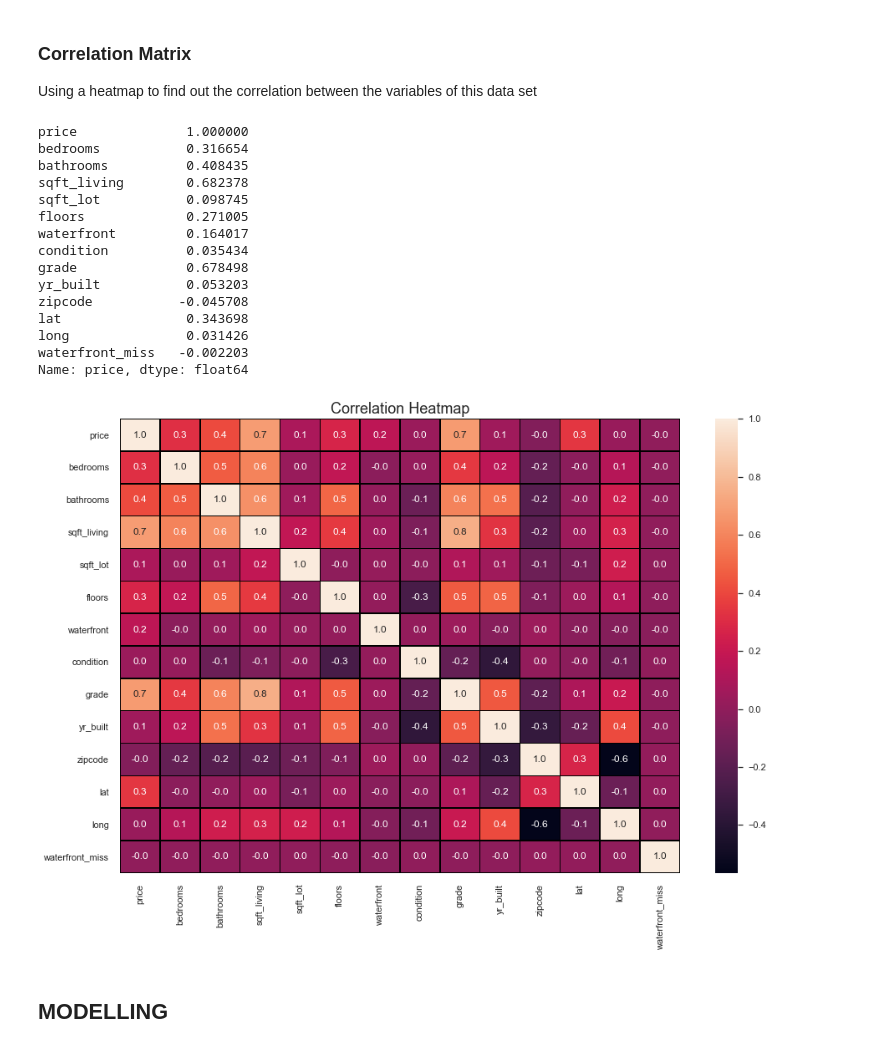
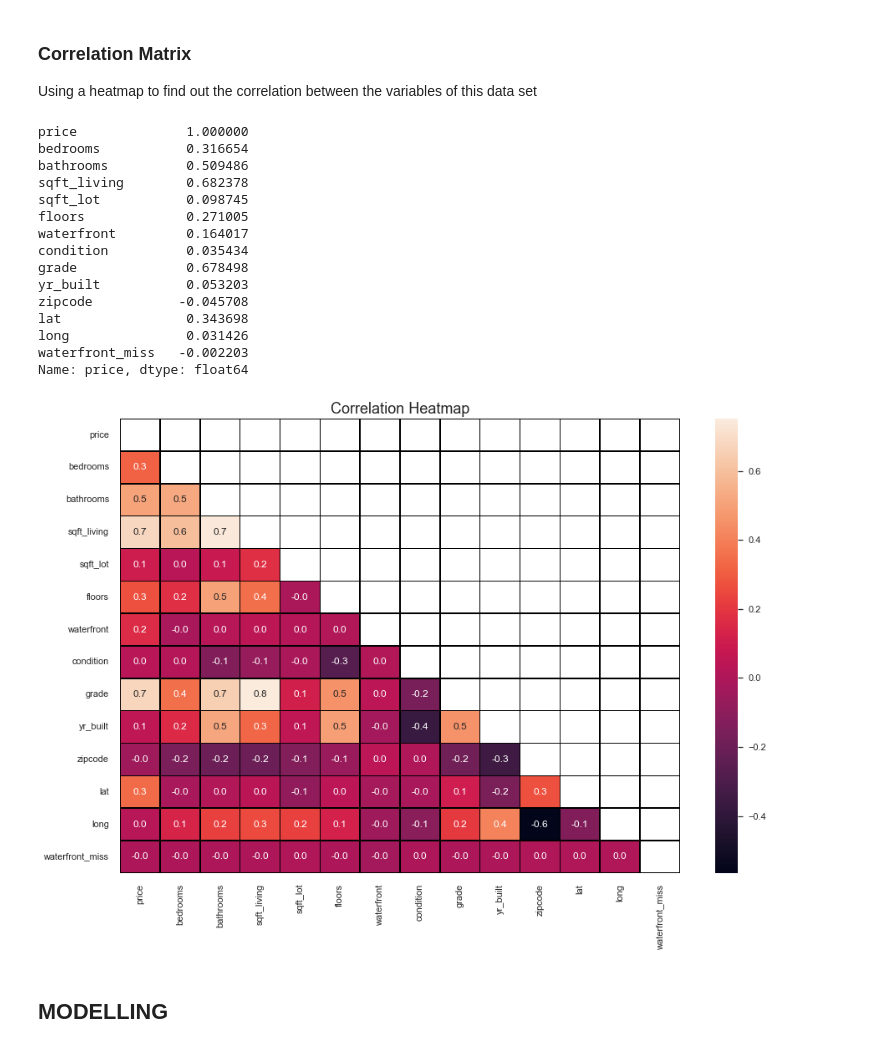
Before and after one commit to Lintarierick/Phase-2-project, a Jupyter notebook: student.ipynb, the cells around one changed output. Cells and saved outputs as stored; diff of their text form; code cells hidden in the pictures.

```diff
--- a/student.ipynb
+++ b/student.ipynb
@@ -442,7 +469,7 @@ From the graph we can tell that sqft_living is positively correlated to price. I
 # %% [markdown]
 ### Analyzing Number of Bathrooms
 # %%
-bathrooms= df_filtered['bathrooms']
+bathrooms= df_new['bathrooms']
 
 #mean
 mean_bathrooms =  bathrooms.mean()
@@ -490,10 +517,10 @@ lower_bound = Q1 - 1.5 * IQR
 upper_bound = Q3 + 1.5 * IQR
 
 # Replace outliers with NaN in the original "bathrooms" column
-df_filtered['bathrooms'][~((bathrooms >= lower_bound) & (bathrooms <= upper_bound))] = None
+df_new['bathrooms'][~((bathrooms >= lower_bound) & (bathrooms <= upper_bound))] = None
 # %%
-mean_bathrooms = df_filtered['bathrooms'].mean()
-df_filtered['bathrooms'].fillna(mean_bathrooms, inplace=True)
+mean_bathrooms = df_new['bathrooms'].mean()
+df_new['bathrooms'].fillna(mean_bathrooms, inplace=True)
 # %%
 # confirming that outliers have been removed
 # Create a box plot for the "bathrooms" column in the updated data
@@ -587,5 +613,5 @@ plt.show()
 # %%
 #Replacing the outlier with the mean
-df_filtered.loc[(df_filtered.bedrooms == 33), 'bedrooms'] = 3
-df_filtered['bedrooms'].value_counts()
+df_new.loc[(df_new.bedrooms == 33), 'bedrooms'] = 3
+df_new['bedrooms'].value_counts()
 # %% [output]
@@ -609,11 +636,11 @@ The mode of the bedroom column is 3, which means most houses haveof 3 bedrooms.
 Using a heatmap to find out the correlation between the variables of this data set
 # %%
 # Finding out the correlation between the features
-df_filtered.corr()['price']
+df_new.corr()['price']
 # %% [output]
 price              1.000000
 bedrooms           0.316654
-bathrooms          0.408435
+bathrooms          0.509486
 sqft_living        0.682378
 sqft_lot           0.098745
 floors             0.271005
@@ -628,14 +655,16 @@ waterfront_miss   -0.002203
 Name: price, dtype: float64
 # %%
 # Plotting a correlation heatmap using seaborn. Border the squares with black color, show the correlation index and round it up.
+# Create a mask to hide the upper triangular part of the matrix
+mask = np.triu(np.ones_like(df_new.corr(), dtype=bool))
 plt.figure(figsize=(15, 10))  # Set the figure size
-sns.heatmap(df_filtered.corr(), annot=True, linewidths=0.5, linecolor='black', fmt='1.1f')
+sns.heatmap(df_new.corr(), annot=True, linewidths=0.5, linecolor='black', fmt='1.1f', mask=mask)
 
 # Give a title to the map and display it.
 plt.title('Correlation Heatmap', size=18)
 plt.show()
 # %% [output]
-[figure, old version]
+[figure, new version]
 # %% [markdown]
 ## MODELLING
 # %% [markdown]
```
Also changed, not shown: parts of 83 cells of this notebook.
